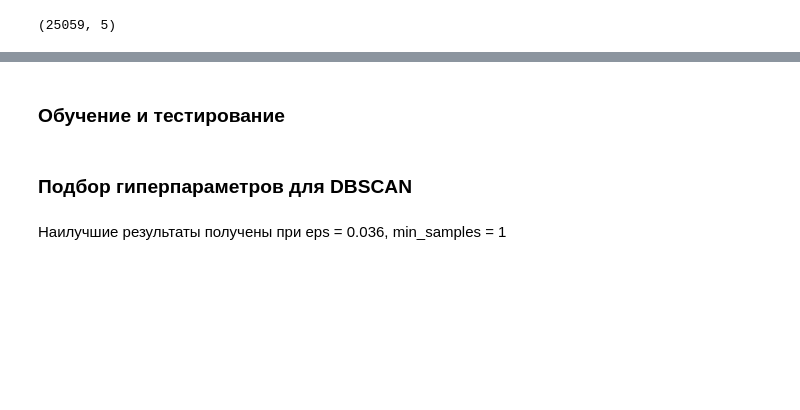
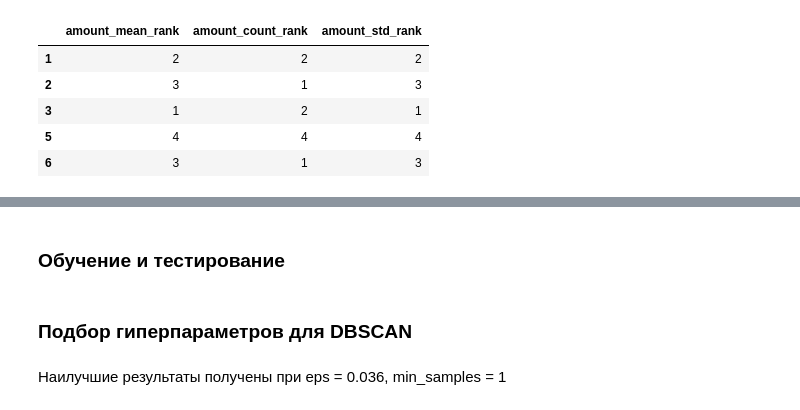
Before and after one commit to PhySci/raiffaizen, a Jupyter notebook: DBSCAN.ipynb, the cells around one changed output, grey strips where cells are left out. Cells and saved outputs as stored; diff of their text form; code cells hidden in the pictures; blank space fills up the shorter version.

```diff
--- a/DBSCAN.ipynb
+++ b/DBSCAN.ipynb
@@ -329,8 +166,11 @@ t
 # %%
-features = ['amount_mean', 'amount_amax', 'amount_amin', 'amount_count', 'amount_std']
-X = tr[features]
-y = tr['is_home']
+features = ['amount_mean', 'amount_count', 'amount_std']
+X = ranker.transform(p, features)
+X.head()
+# %% [output]
+|  | amount_mean_rank | amount_count_rank | amount_std_rank |
+| 1 | 2 | 2 | 2 |
+| 2 | 3 | 1 | 3 |
+| 3 | 1 | 2 | 1 |
+| 5 | 4 | 4 | 4 |
+| 6 | 3 | 1 | 3 |
-# %%
-X.shape
-# %% [output]
-(25059, 5)
```
Also changed, not shown: parts of 26 cells of this notebook, 2 other files.
